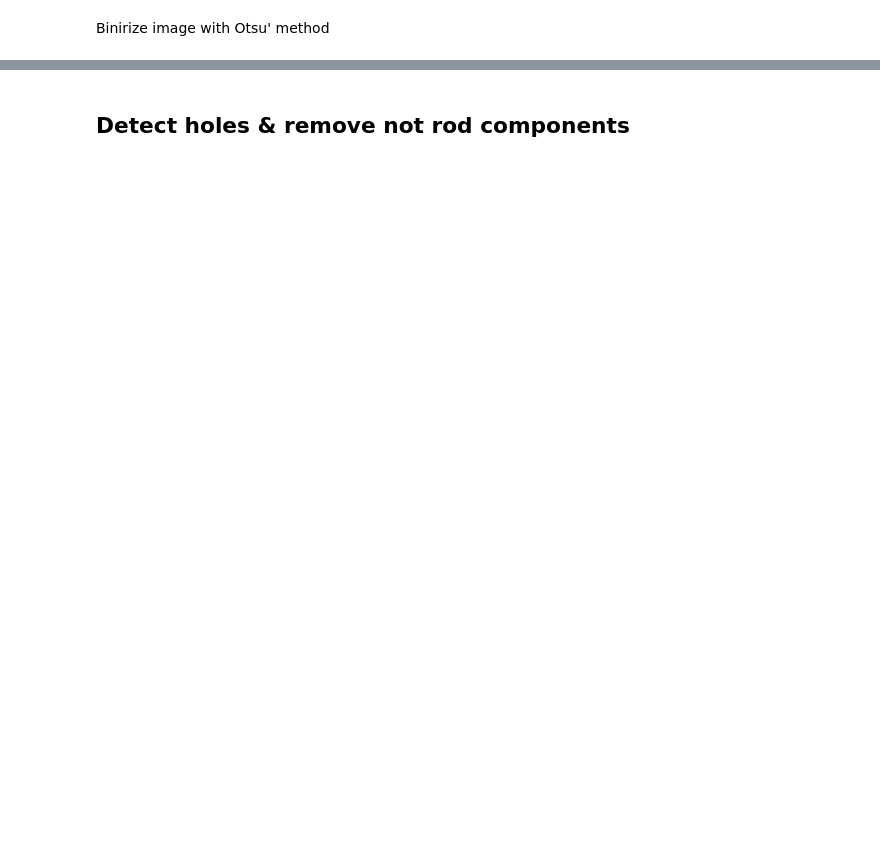
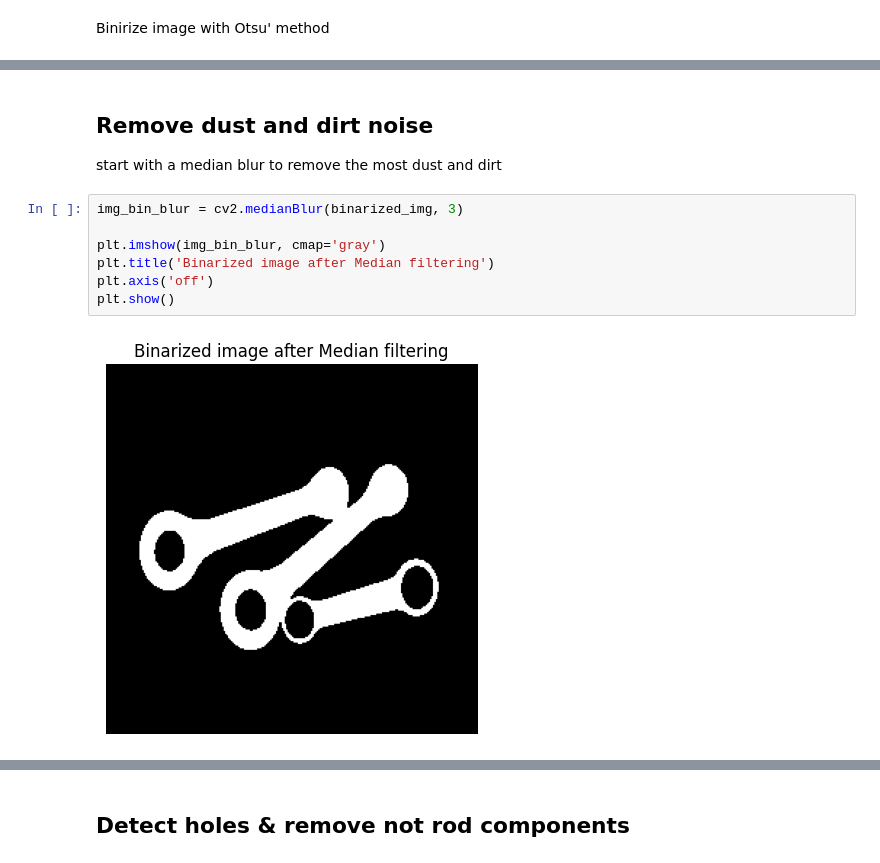
Before and after one commit to matteoperiani2/rod_analysis, a Jupyter notebook: project.ipynb, the cells around one changed output, grey strips where cells are left out. Cells and saved outputs as stored; diff of their text form; blank space fills up the shorter version.

```diff
--- a/project.ipynb
+++ b/project.ipynb
@@ -38,0 +29,12 @@ plt.show()
+# %% [markdown]
+## Remove dust and dirt noise
+start with a median blur to remove the most dust and dirt
+# %%
+img_bin_blur = cv2.medianBlur(binarized_img, 3)
+
+plt.imshow(img_bin_blur, cmap='gray')
+plt.title('Binarized image after Median filtering')
+plt.axis('off')
+plt.show()
+# %% [output]
+[figure, added]
```
Also changed, not shown: parts of 23 cells of this notebook.
